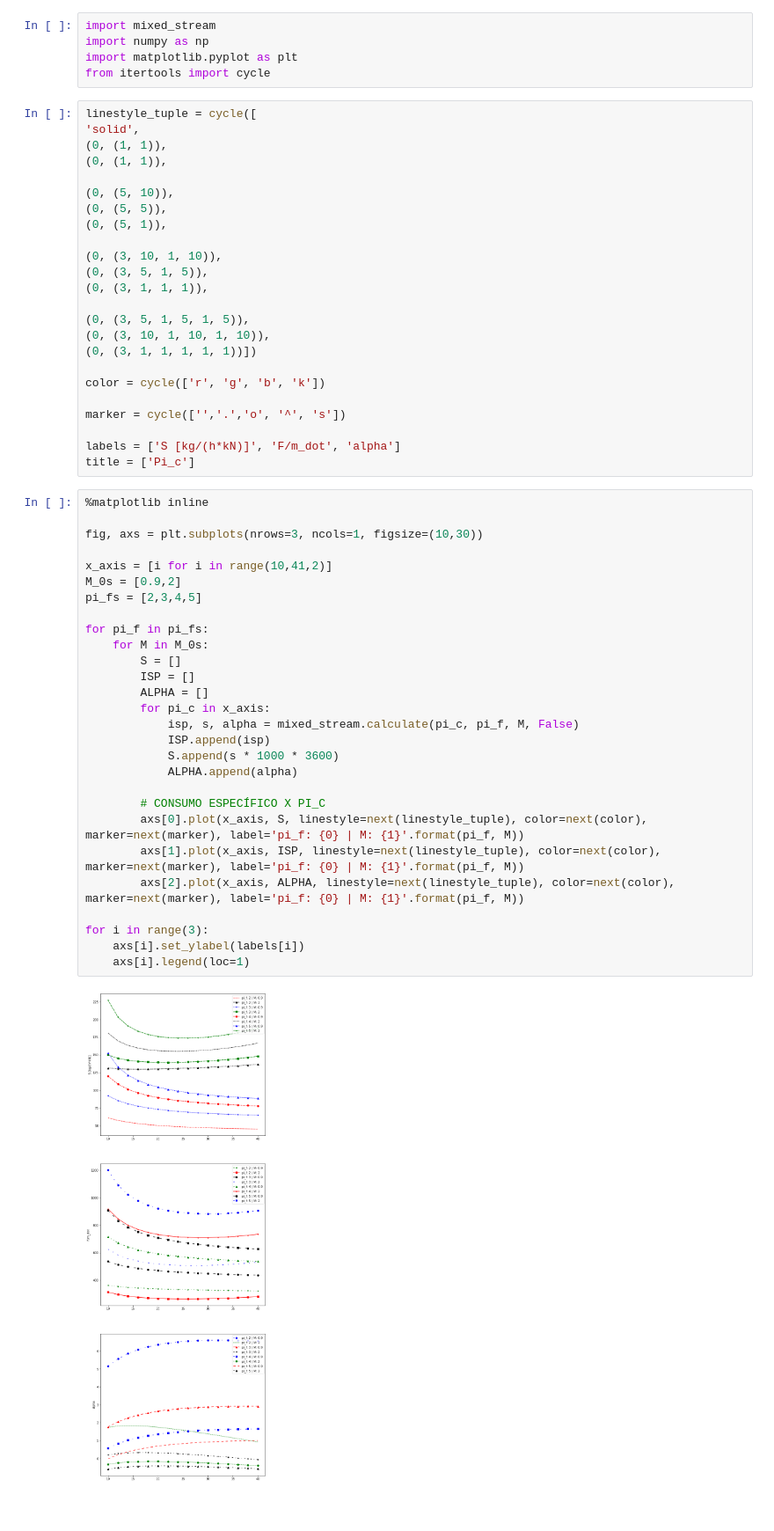
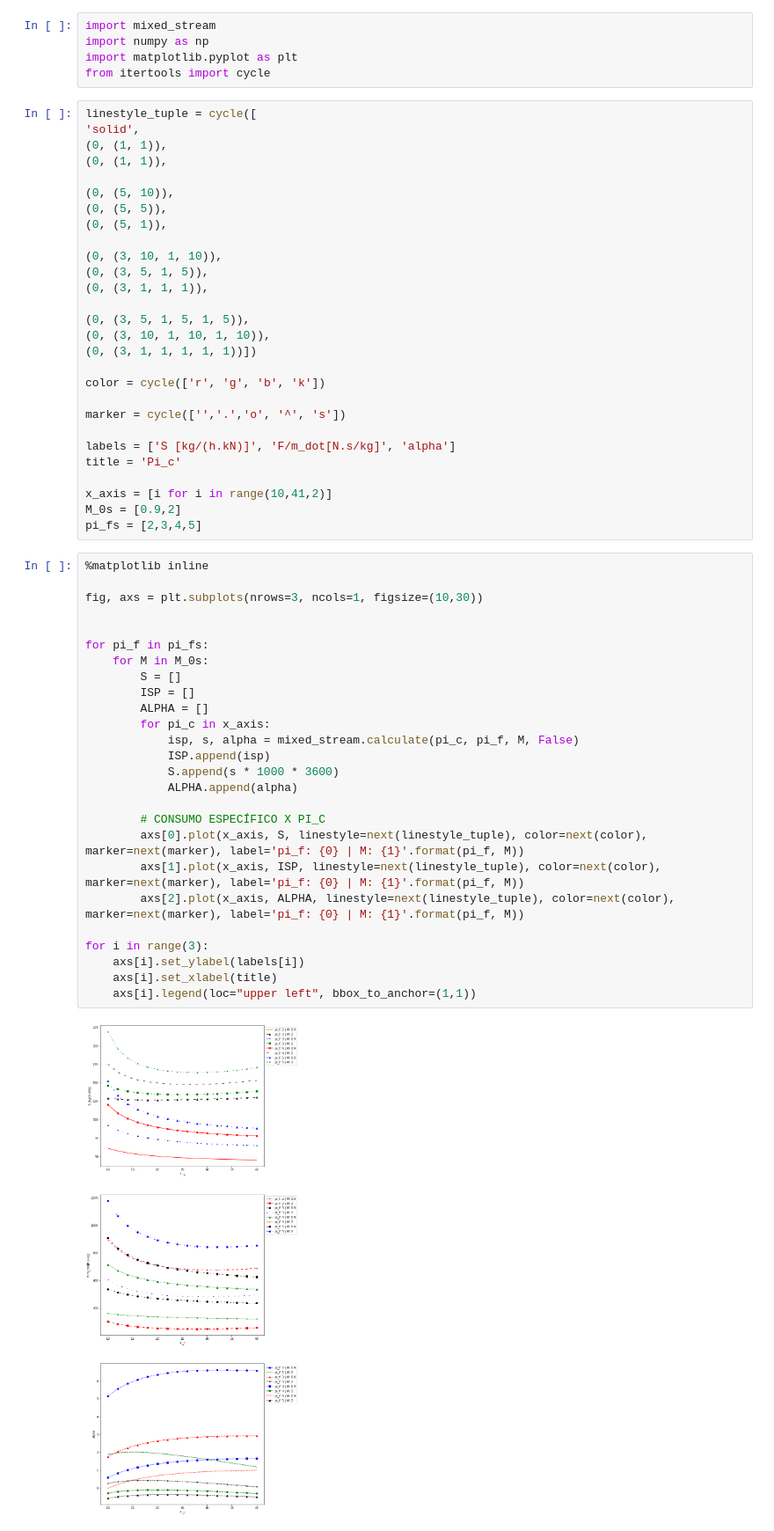
Before and after one commit to MateusDadalto/college, a Jupyter notebook: Untitled.ipynb, the cells around one changed output. Shown at 88% size. Saved outputs shown, nothing was run; the diff lists cells and outputs as text; blank space fills up the shorter version.

Commit message:
Working script and plot

```diff
--- a/Untitled.ipynb
+++ b/Untitled.ipynb
@@ -25,35 +25,37 @@ color = cycle(['r', 'g', 'b', 'k'])
 
 marker = cycle(['','.','o', '^', 's'])
 
-labels = ['S [kg/(h*kN)]', 'F/m_dot', 'alpha']
-title = ['Pi_c']
+labels = ['S [kg/(h.kN)]', 'F/m_dot[N.s/kg]', 'alpha']
+title = 'Pi_c'
+
+x_axis = [i for i in range(10,41,2)]
+M_0s = [0.9,2]
+pi_fs = [2,3,4,5]
 # %%
 %matplotlib inline
 
 fig, axs = plt.subplots(nrows=3, ncols=1, figsize=(10,30))
 
-x_axis = [i for i in range(10,41,2)]
-M_0s = [0.9,2]
-pi_fs = [2,3,4,5]
 
 for pi_f in pi_fs:
     for M in M_0s:
         S = []
         ISP = []
         ALPHA = []
         for pi_c in x_axis:
             isp, s, alpha = mixed_stream.calculate(pi_c, pi_f, M, False)
             ISP.append(isp)
             S.append(s * 1000 * 3600)
             ALPHA.append(alpha)
 
         # CONSUMO ESPECÍFICO X PI_C
         axs[0].plot(x_axis, S, linestyle=next(linestyle_tuple), color=next(color), marker=next(marker), label='pi_f: {0} | M: {1}'.format(pi_f, M))
         axs[1].plot(x_axis, ISP, linestyle=next(linestyle_tuple), color=next(color), marker=next(marker), label='pi_f: {0} | M: {1}'.format(pi_f, M))
         axs[2].plot(x_axis, ALPHA, linestyle=next(linestyle_tuple), color=next(color), marker=next(marker), label='pi_f: {0} | M: {1}'.format(pi_f, M))
 
 for i in range(3):
     axs[i].set_ylabel(labels[i])
-    axs[i].legend(loc=1)
+    axs[i].set_xlabel(title)
+    axs[i].legend(loc="upper left", bbox_to_anchor=(1,1))
 # %% [output]
-[figure, old version]
+[figure, new version]
```
Also changed, not shown: parts of 2 cells of this notebook, 1 other file.
